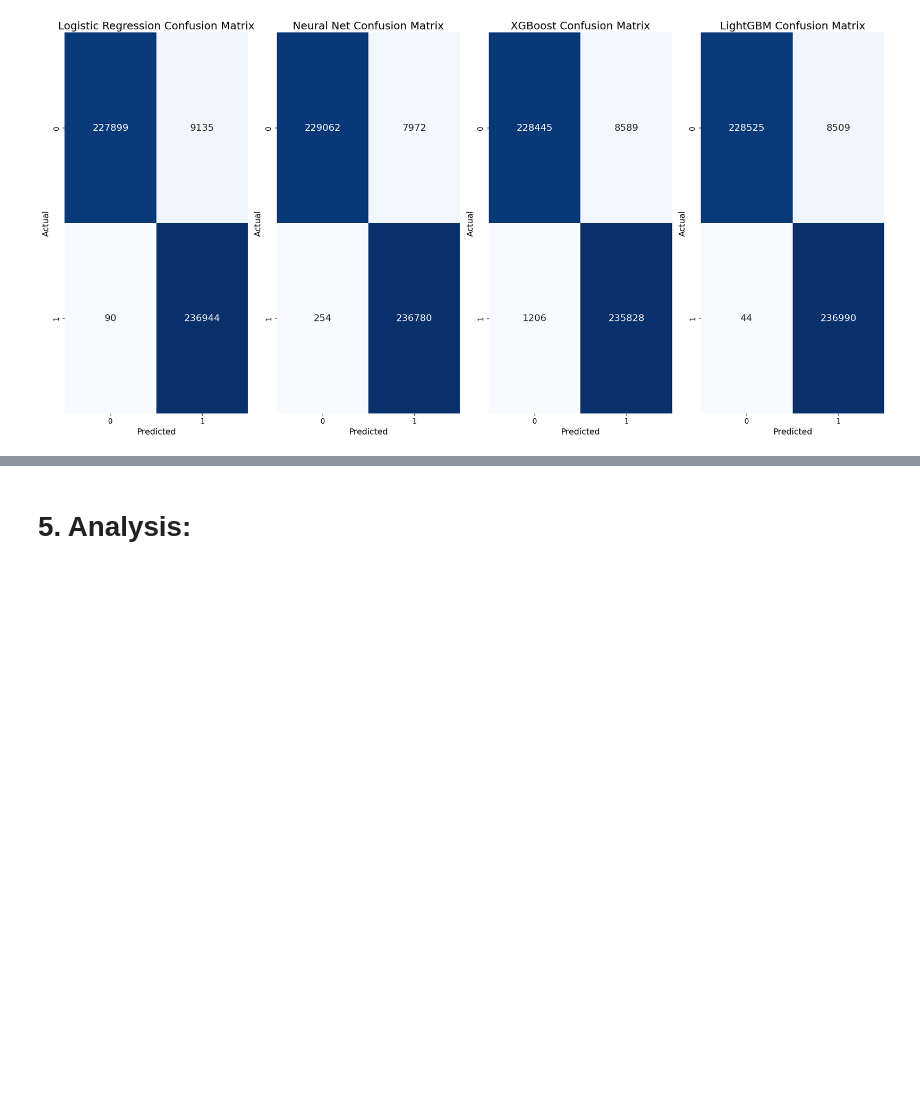
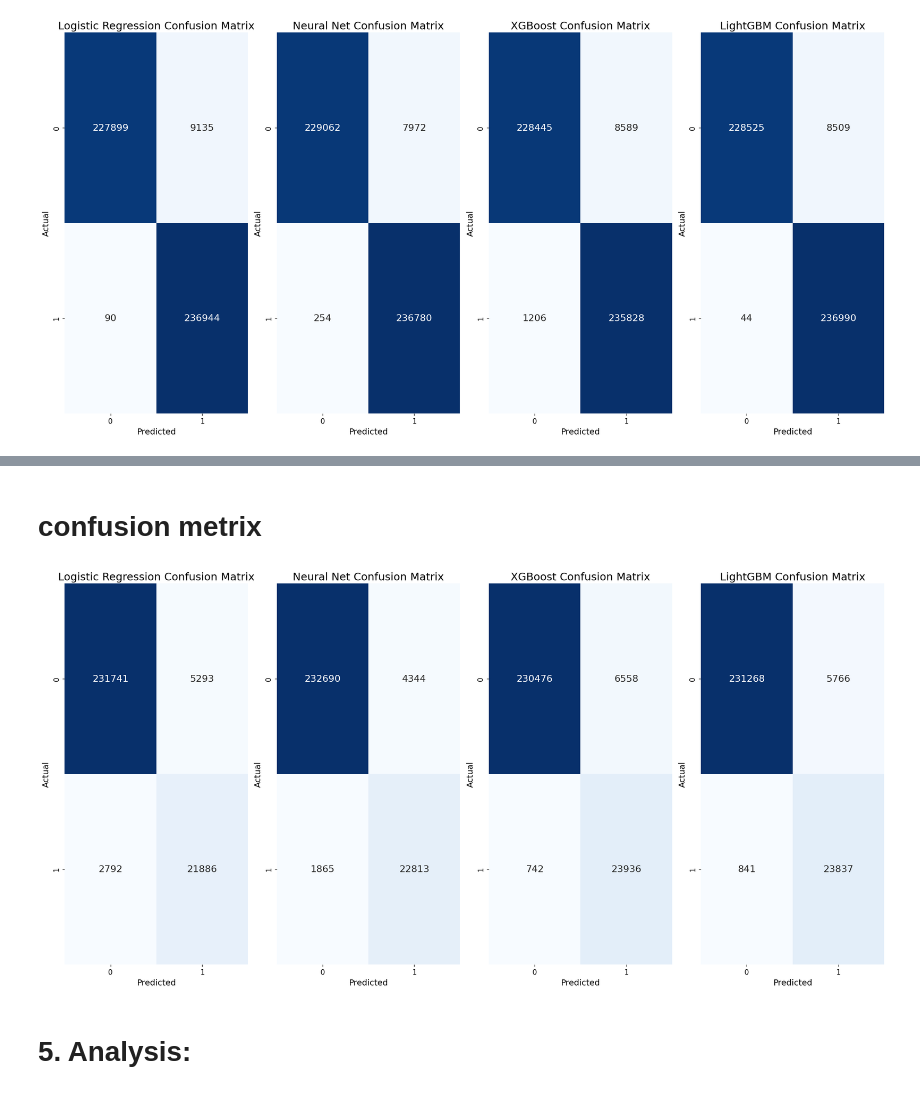
Before and after one commit to Sauravdas3/GST_analytics, a Jupyter notebook: Jupyter notebook/notebook.ipynb, the cells around one changed output, grey strips where cells are left out. Drawn from its saved outputs; the diff is of its cells as text; code cells hidden in the pictures; blank space fills up the shorter version.

```diff
--- a/Jupyter notebook/notebook.ipynb
+++ b/Jupyter notebook/notebook.ipynb
@@ -591,0 +709,5 @@ plt.show()
+# %%
+X_train_unbalanced, y_train_unbalanced = preprocess_and_balance2(X_train_processed, y_train_series)
+X_test_unbalanced, y_test_unbalanced = preprocess_and_balance2(X_test_processed, y_test_series)
+# %%
+model_data = train_clfs(X_train_unbalanced, X_test_unbalanced, y_train_unbalanced,y_test_unbalanced, main_clfs)
@@ -592,3 +744,21 @@ plt.show()
+# %% [markdown]
+# confusion metrix
+# %%
+fig, axes = plt.subplots(1, len(model_data), figsize=(20, 10))  # Adjust height here
+
+# Plot each confusion matrix
+for i, (ax, cm, clf_name) in enumerate(zip(axes, model_data['Confusion Matrix'], model_data['Classifier'])):
+    sns.heatmap(cm, annot=True, fmt='d', cmap='Blues', ax=ax, cbar=False, annot_kws={"size": 16})  # Increase font size
+    ax.set_title(f'{clf_name} Confusion Matrix', fontsize=18)  # Increase title font size
+    ax.set_xlabel('Predicted', fontsize=14)  # Increase x-axis label font size
+    ax.set_ylabel('Actual', fontsize=14)  # Increase y-axis label font size
+    ax.tick_params(axis='both', which='major', labelsize=12)  # Increase tick label size
+
+# Adjust layout to prevent overlap
+plt.tight_layout()
+plt.show()
+# %% [output]
+[figure, added]
 # %% [markdown]
 # 5. Analysis:
 # %% [markdown]
```
Also changed, not shown: parts of 11 cells of this notebook.
